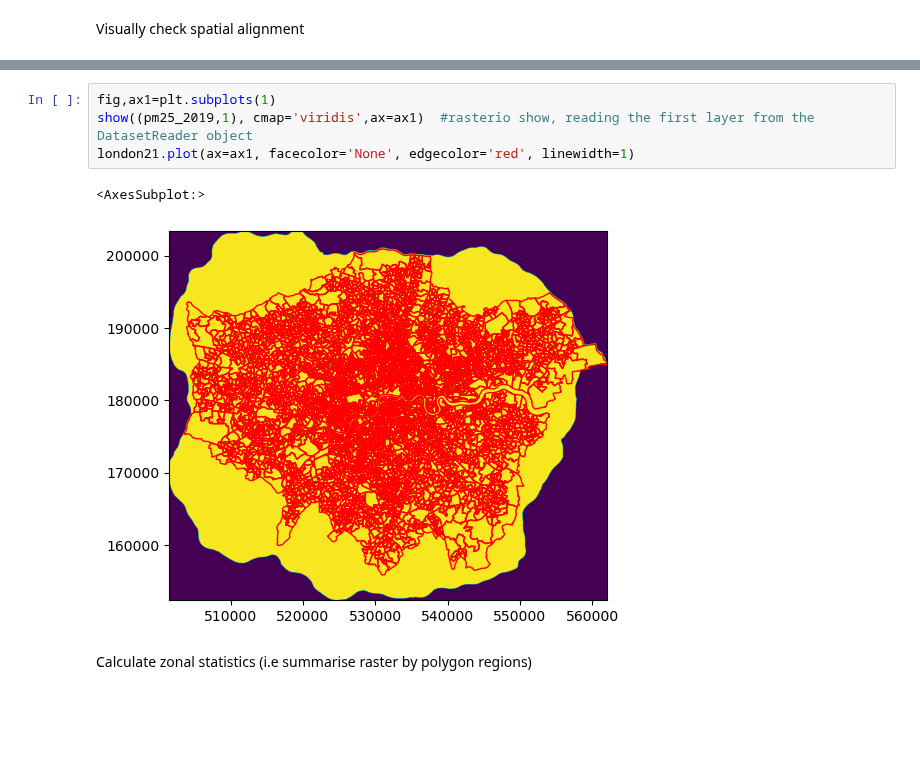
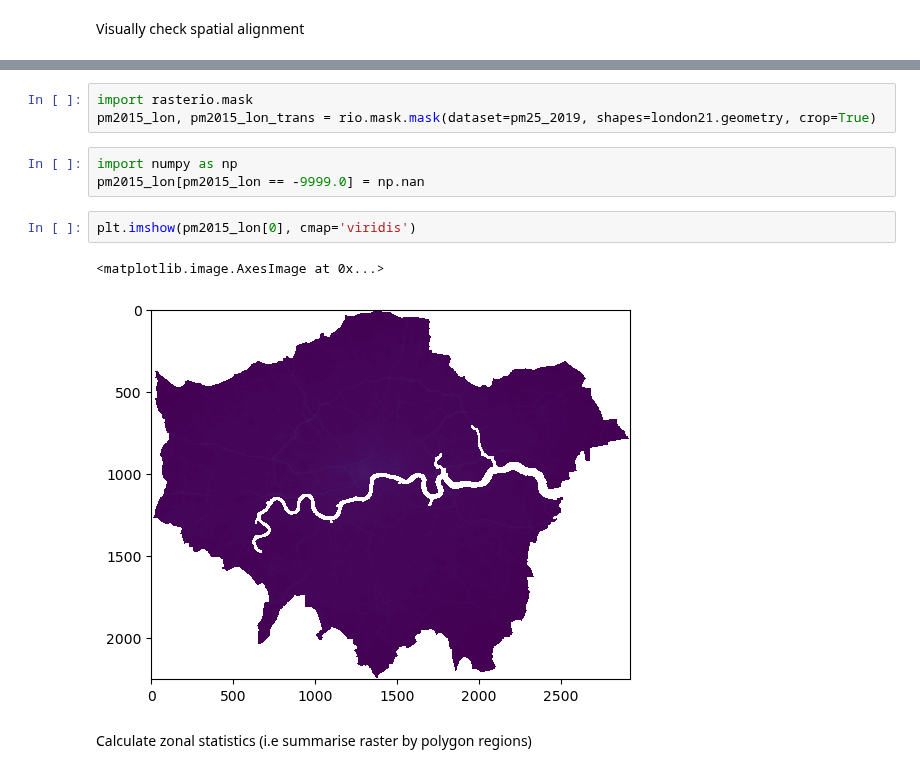
Before and after one commit to jamesdamillington/london-data, a Jupyter notebook: code/london-airquality.ipynb, the cells around one changed output, grey strips where cells are left out. Drawn from its saved outputs; the diff is of its cells as text; blank space fills up the shorter version.

```diff
--- a/code/london-airquality.ipynb
+++ b/code/london-airquality.ipynb
@@ -71,10 +78,14 @@ Visually check spatial alignment
 # %%
-fig,ax1=plt.subplots(1)
-show((pm25_2019,1), cmap='viridis',ax=ax1)  #rasterio show, reading the first layer from the DatasetReader object
-london21.plot(ax=ax1, facecolor='None', edgecolor='red', linewidth=1)
+import rasterio.mask
+pm2015_lon, pm2015_lon_trans = rio.mask.mask(dataset=pm25_2019, shapes=london21.geometry, crop=True)
-# %% [output]
-<AxesSubplot:>
-[figure, removed]
+# %%
+import numpy as np
+pm2015_lon[pm2015_lon == -9999.0] = np.nan
+# %%
+plt.imshow(pm2015_lon[0], cmap='viridis')
+# %% [output]
+<matplotlib.image.AxesImage at 0x...>
+[figure, added]
 # %% [markdown]
 Calculate zonal statistics (i.e summarise raster by polygon regions)
 # %%
```
Also changed, not shown: parts of 2 cells of this notebook.
